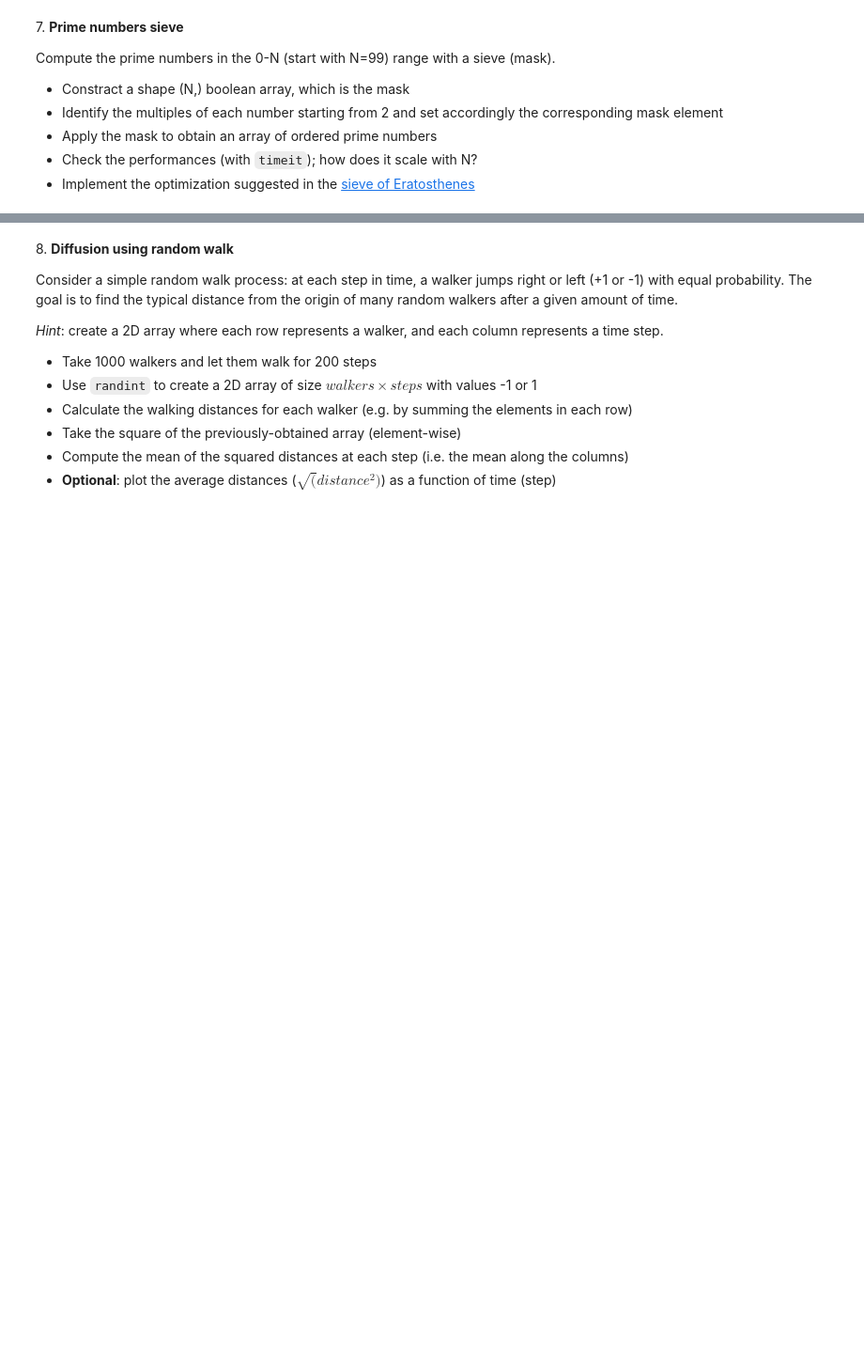
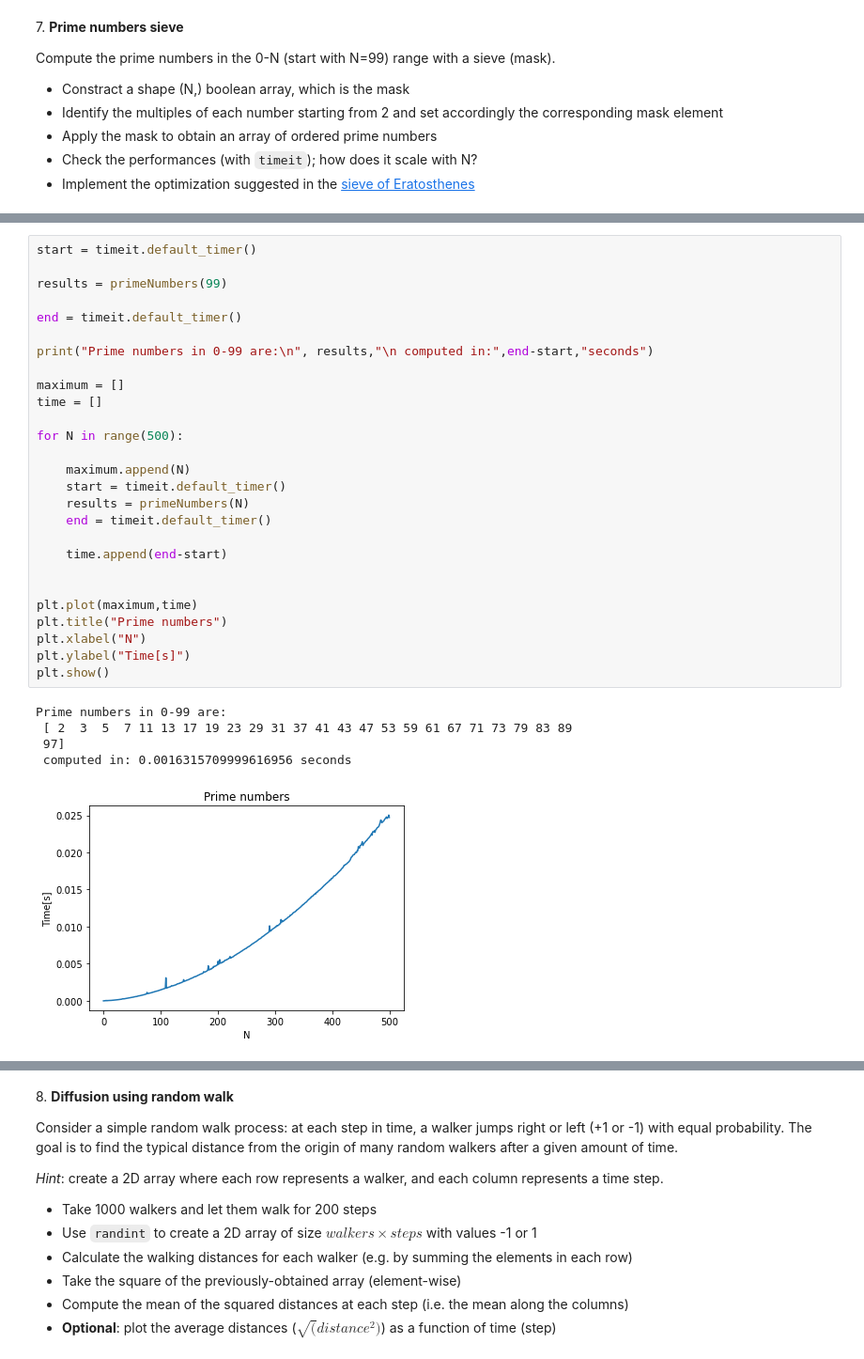
Before and after one commit to zucchett/ScientificComputingWithPython2022, a Jupyter notebook: Homeworks/lab4/04ex_numpy.ipynb, the cells around one changed output, grey strips where cells are left out. Shown at 94% size. Cells and saved outputs as stored; diff of their text form; blank space fills up the shorter version.

```diff
--- a/Homeworks/lab4/04ex_numpy.ipynb
+++ b/Homeworks/lab4/04ex_numpy.ipynb
@@ -293,0 +296,33 @@ Prime number in 0-99 are:
+# %%
+start = timeit.default_timer()
+
+results = primeNumbers(99)
+
+end = timeit.default_timer()
+
+print("Prime numbers in 0-99 are:\n", results,"\n computed in:",end-start,"seconds")
+
+maximum = []
+time = []
+
+for N in range(500):
+
+    maximum.append(N)
+    start = timeit.default_timer()
+    results = primeNumbers(N)
+    end = timeit.default_timer()
+
+    time.append(end-start)
+
+
+plt.plot(maximum,time)
+plt.title("Prime numbers")
+plt.xlabel("N")
+plt.ylabel("Time[s]")
+plt.show()
+# %% [output]
+Prime numbers in 0-99 are:
+ [ 2  3  5  7 11 13 17 19 23 29 31 37 41 43 47 53 59 61 67 71 73 79 83 89
+ 97]
+ computed in: 0.0016315709999616956 seconds
+[figure, added]
```
Also changed, not shown: parts of 4 cells of this notebook.
